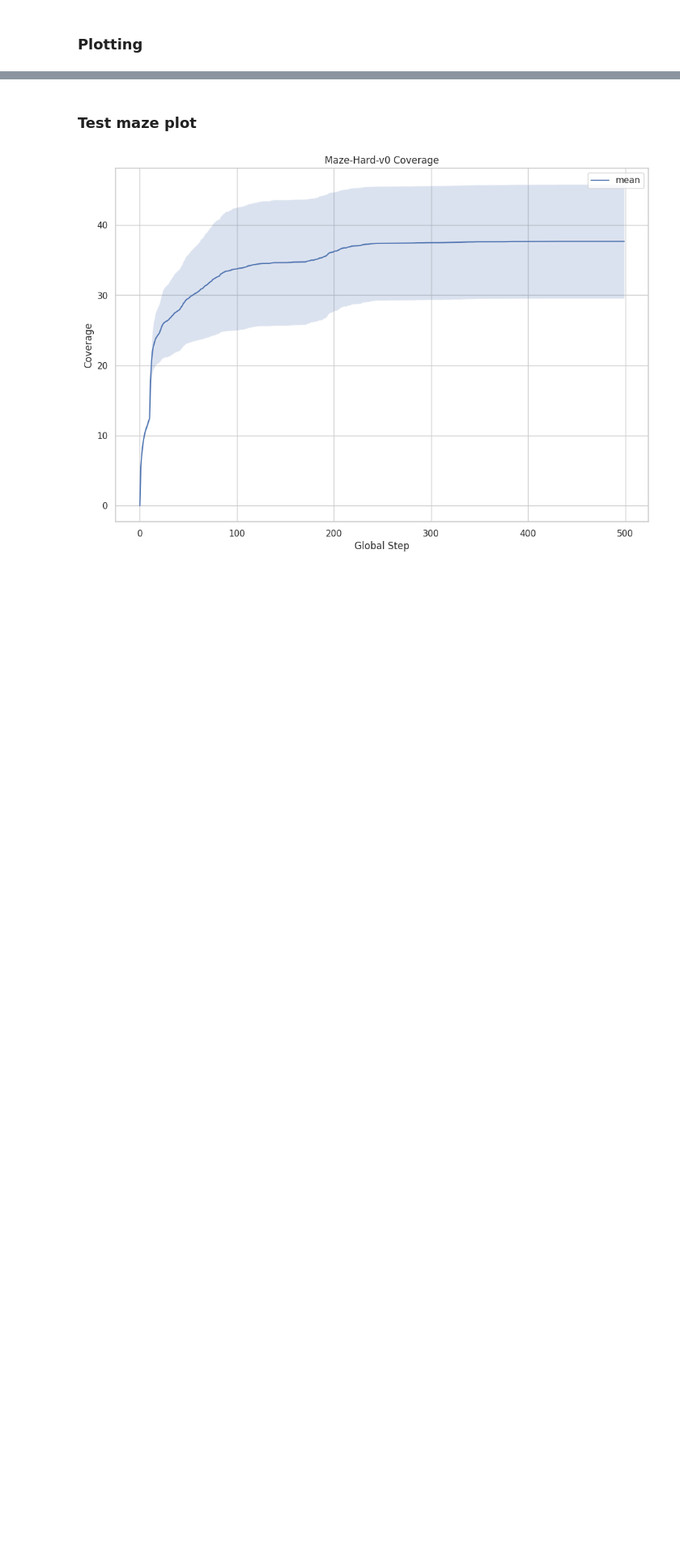
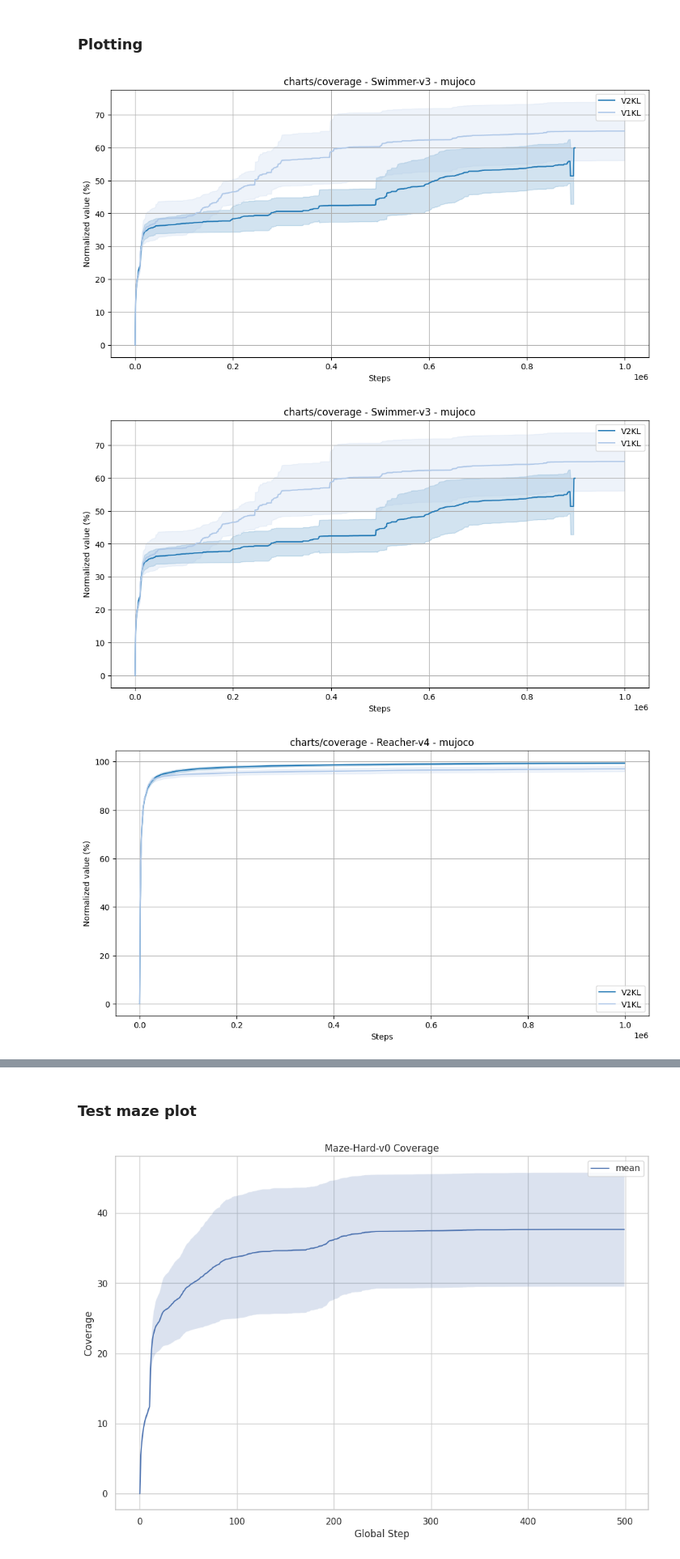
Before and after one commit to Paul-antoineLeTolguenec/RunAwayFromYourPast, a Jupyter notebook: scripts/quantitative_exploration.ipynb, the cells around one changed output, grey strips where cells are left out. Shown at 81% size. Drawn from its saved outputs; the diff is of its cells as text; code cells hidden in the pictures; blank space fills up the shorter version.

```diff
--- a/scripts/quantitative_exploration.ipynb
+++ b/scripts/quantitative_exploration.ipynb
@@ -100,7 +100,7 @@ def process_run(run,
     }
 
 experiments_data = {}
-max_workers = 2
+max_workers = 4
 # Utilisation de ThreadPoolExecutor pour paralléliser les exécutions de runs
 # Spécifiez le nombre de threads avec max_workers, par exemple 4 threads
 with concurrent.futures.ThreadPoolExecutor(max_workers=max_workers) as executor:
@@ -446,0 +385,34 @@ for env in environments:
+# %%
+
+# Déterminer les couleurs pour chaque algorithme
+palette = plt.get_cmap("tab20").colors
+color_map = {exp_name: palette[i % len(palette)] for i, exp_name in enumerate(data_clean.keys())}
+key_plot = ['charts/coverage']
+for type_id in data_clean[list(data_clean.keys())[0]].keys():
+    for env in data_clean[list(data_clean.keys())[0]][type_id].keys():
+        for data_key in key_plot :
+            for exp_name in data_clean.keys():
+                plt.figure(figsize=(12, 6))
+                for i, (algo, data) in enumerate(data_clean.items()):
+                    # if type_id not in data or env not in data[type_id]:
+                    #     continue
+                    # if exp_name != algo:
+                    #     continue
+                    # if data_key not in data[type_id][env]:
+                    #     continue
+                    x = data[type_id][env]['_step']
+                    mean = data[type_id][env]['normalized_mean_'+data_key][:len(x)]
+                    std = data[type_id][env]['normalized_std_'+data_key][:len(x)]
+                    ste = data[type_id][env]['normalized_ste_'+data_key][:len(x)]
+                    plt.plot(x, mean, label=traductor_exp(algo), color=color_map[algo])
+                    plt.fill_between(x, mean - ste, mean + ste, color=color_map[algo], alpha=0.2)
+                plt.title(f"{data_key} - {env} - {type_id}")
+                plt.xlabel("Steps")
+                plt.ylabel("Normalized value (%)")
+                plt.legend()
+                plt.grid(True)
+                plt.show()
+# %% [output]
+[figure, added]
+[figure, added]
+[figure, added]
```
Also changed, not shown: parts of 5 cells of this notebook.
